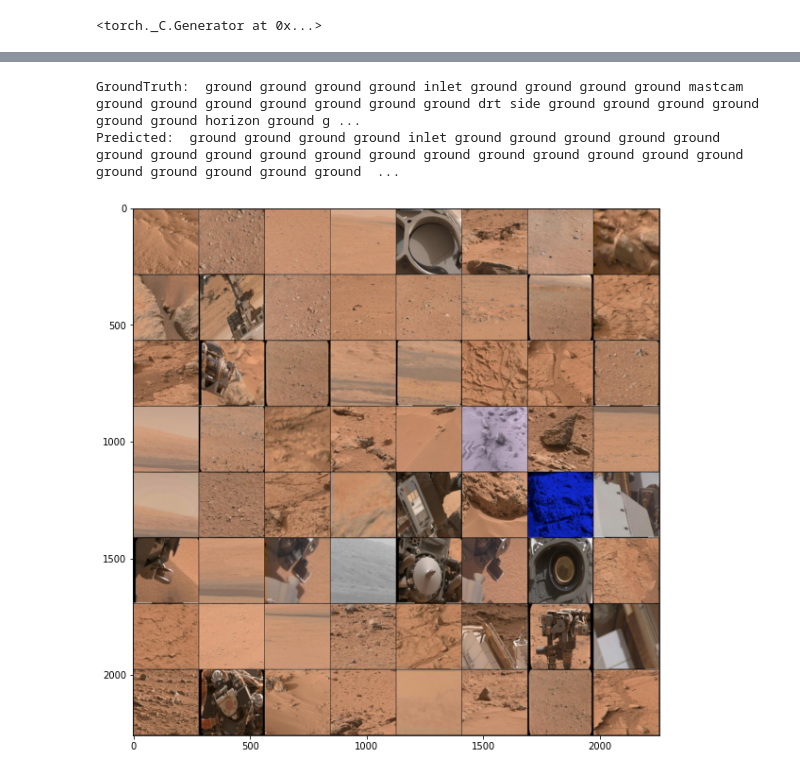
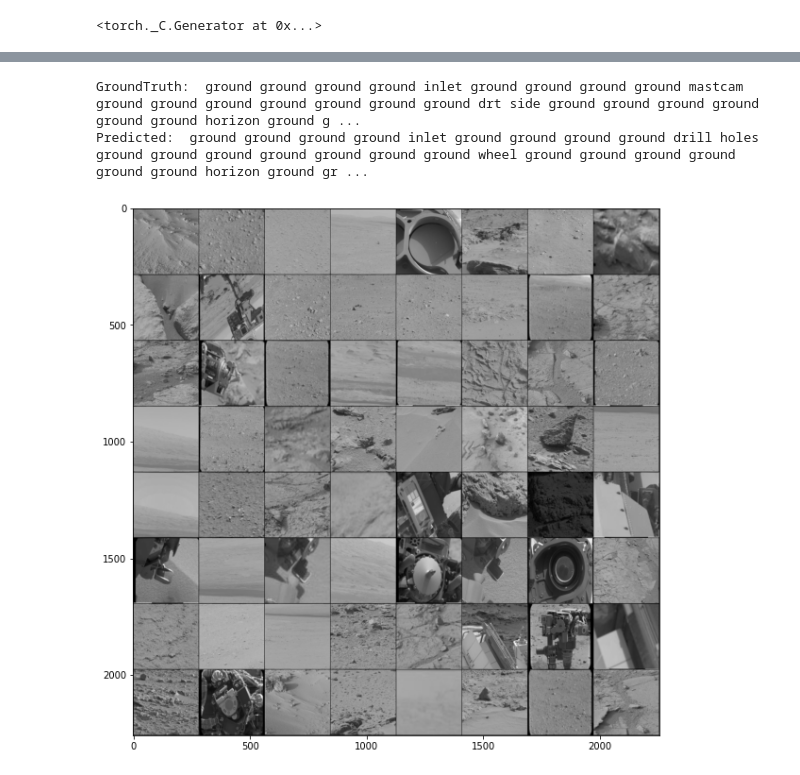
Before and after one commit to ethanholand/EECE5644, a Jupyter notebook: Project/projectNotebook.ipynb, the cells around one changed output, grey strips where cells are left out. Cells and saved outputs as stored; diff of their text form; code cells hidden in the pictures.

```diff
--- a/Project/projectNotebook.ipynb
+++ b/Project/projectNotebook.ipynb
@@ -29,3 +33,6 @@ np.random.seed(random_seed)
 torch.manual_seed(random_seed)
 # %% [output]
 <torch._C.Generator at 0x...>
+# %%
+device = torch.device("cuda:0" if torch.cuda.is_available() else "cpu")
+print(device)
@@ -34,7 +43,8 @@ torch.manual_seed(random_seed)
 transform = transforms.Compose([
         transforms.Resize([280,280]), # Resizing the image
         transforms.ToTensor(),
-        transforms.Normalize(mean=(0.0,0.0,0.0), std=(1.0,1.0,1.0))
+        transforms.Normalize(mean=(0.0,0.0,0.0), std=(1.0,1.0,1.0)),
+        transforms.Grayscale()
     ])
 
 # Specify the batch size for SGD
@@ -65,6 +75,12 @@ test_dataset = Subset(dataset, test_idx)
 train_dataloader = DataLoader(train_dataset, batch_size=batch_size, shuffle=True)
 test_dataloader = DataLoader(test_dataset, batch_size=batch_size)
 
+
+class_weights=class_weight.compute_class_weight(class_weight='balanced',classes = np.unique(dataset.targets),y=dataset.targets)
+class_weights=torch.tensor(class_weights,dtype=torch.float).to(device)
+print(class_weights)
+
+
 ### Plotting stuff ###
 fig = plt.figure(figsize=(10,15))
 # Utility function to show an image
@@ -107,6 +127,7 @@ class ConvNet(nn.Module):
         self.fc2 = nn.Linear(num_filters, out_classes)
 
     def forward(self, x):
+        x = x.to(device)
         # Non-linear ReLU activations between convolutional layers
         # Conv->ReLU->Pooling
         # 280x280 image -> 140x140 after pooling
@@ -121,7 +142,7 @@ class ConvNet(nn.Module):
         return x
 
 input_channels = images.shape[1]
-model = ConvNet(input_channels, num_filters=16, out_classes=len(classes))
+model = ConvNet(input_channels, num_filters=16, out_classes=len(classes)).to(device)
 summary(model, input_size=(input_channels, 280, 280))
 # %% [output]
 =================================================================
@@ -156,10 +177,12 @@ Non-trainable params: 0
 def model_train_loader(model, dataloader, criterion, optimizer):
     size = len(dataloader.dataset)
 
-    model.train()
+    model.train().to(device)
     for batch, (X, y) in enumerate(dataloader):
+        X=X.to(device)
+        y = y.to(device)
         # Compute prediction error
-        predictions = model(X)
+        predictions = model(X).to(device)
         loss = criterion(predictions, y)
 
         # Backpropagation
@@ -182,7 +205,9 @@ def model_test_loader(model, dataloader, criterion):
     model.eval()
     with torch.no_grad():
         for X, y in dataloader:
-            predictions = model(X)
+            X=X.to(device)
+            y=y.to(device)
+            predictions = model(X).to(device)
             test_loss += criterion(predictions, y)
             correct += (predictions.argmax(1) == y).type(torch.float).sum()
 
@@ -191,7 +216,7 @@ def model_test_loader(model, dataloader, criterion):
     print(f"Test Error: \n Accuracy: {(100*correct):>0.1f}%, Avg loss: {test_loss:>8f} \n")
 
 # The nn.CrossEntropyLoss() loss function automatically performs a log_softmax() to output
-criterion = nn.CrossEntropyLoss()
+criterion = nn.CrossEntropyLoss() #(weight=class_weights)
 num_epochs = 10
 optimizer = torch.optim.SGD(model.parameters(), lr=0.01, momentum=0.9, nesterov=True)
 for t in range(num_epochs):
@@ -219,22 +244,22 @@ Test Error:
 # %%
 ### Plotting stuff ###
 fig = plt.figure(figsize=(10,15))
 
 # Get some random test dataset images
 dataiter = iter(test_dataloader)
 # Extract a batch
 images, labels = dataiter.next()
 # Show images
 imshow(torchvision.utils.make_grid(images[:64]))
 # Print labels
 print('GroundTruth: ', ' '.join(f'{classes[labels[j]]:5s}' for j in range(64)))
 
-outputs = model(images)
+outputs = model(images).to(device)
 # Argmax take the most probable class
 _, predicted = torch.max(outputs, 1)
 
 print('Predicted: ', ' '.join(f'{classes[predicted[j]]:5s}' for j in range(64)))
 # %% [output]
 GroundTruth:  ground ground ground ground inlet ground ground ground ground mastcam ground ground ground ground ground ground ground drt side ground ground ground ground ground ground horizon ground g ...
-Predicted:  ground ground ground ground inlet ground ground ground ground ground ground ground ground ground ground ground ground ground ground ground ground ground ground ground ground ground ground  ...
+Predicted:  ground ground ground ground inlet ground ground ground ground drill holes ground ground ground ground ground ground ground wheel ground ground ground ground ground ground horizon ground gr ...
-[figure, old version]
+[figure, new version]
```
Also changed, not shown: parts of 6 cells of this notebook, 1 other file.
